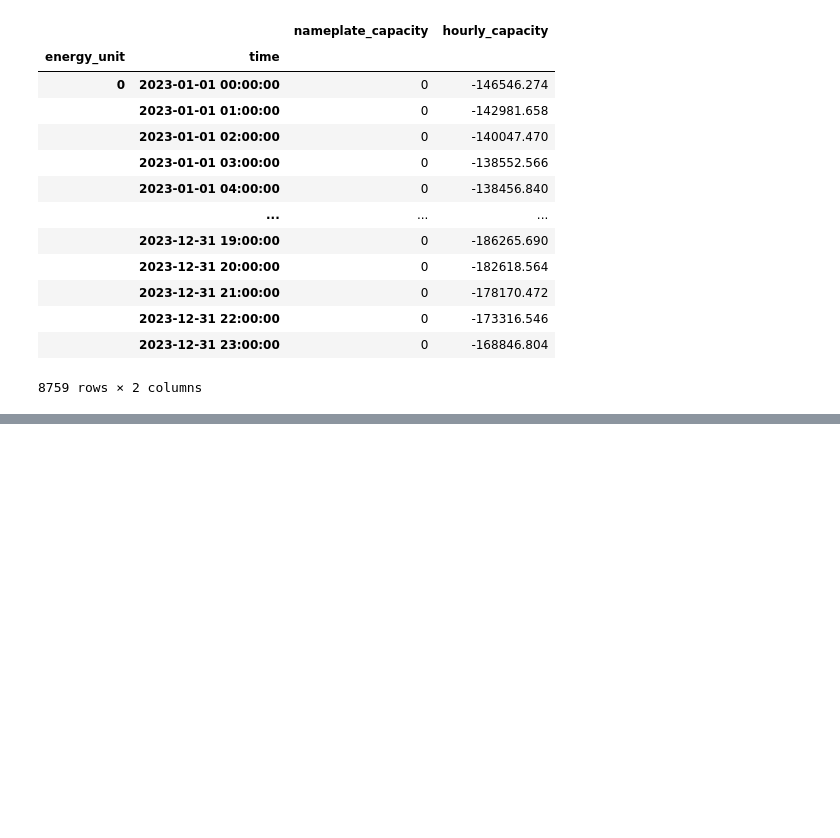
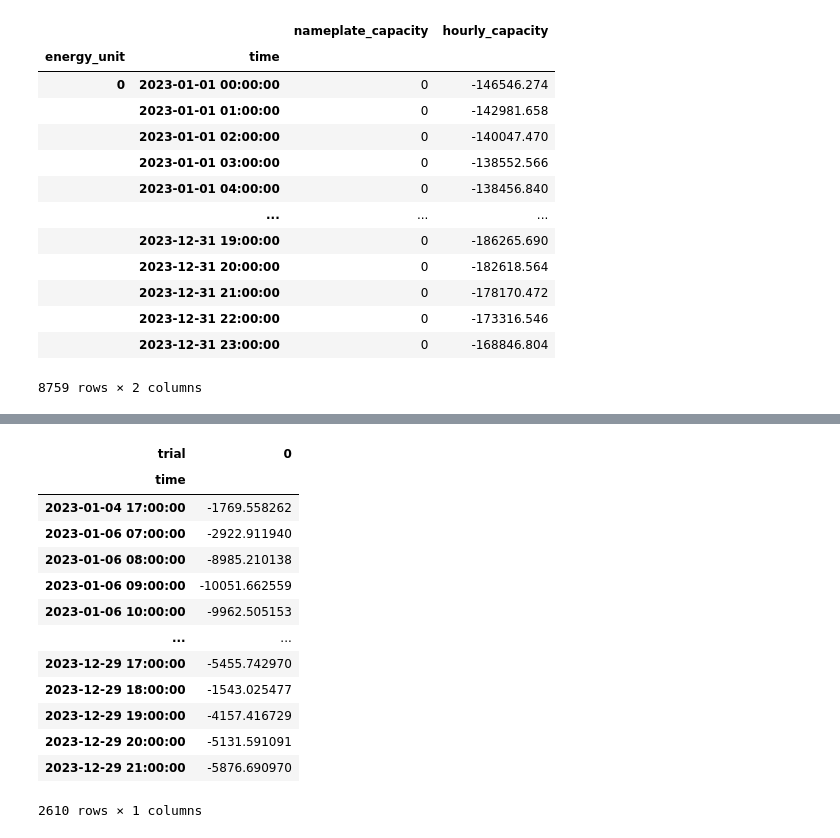
Before and after one commit to ijbd/assetra, a Jupyter notebook: examples/pjm_2023_test/pjm_test_preprocessing.ipynb, the cells around one changed output, grey strips where cells are left out. Saved outputs shown, nothing was run; the diff lists cells and outputs as text; code cells hidden in the pictures; blank space fills up the shorter version.

```diff
--- a/examples/pjm_2023_test/pjm_test_preprocessing.ipynb
+++ b/examples/pjm_2023_test/pjm_test_preprocessing.ipynb
@@ -503,0 +621,18 @@ KeyError: "not all values found in index 'time'"
+# %%
+# show shortfalls in first 5 trials
+shortfall_matrix_pd.loc[:,:5]
+# %% [output]
+| trial | 0 |
+| time |  |
+| 2023-01-04 17:00:00 | -1769.558262 |
+| 2023-01-06 07:00:00 | -2922.911940 |
+| 2023-01-06 08:00:00 | -8985.210138 |
+| 2023-01-06 09:00:00 | -10051.662559 |
+| 2023-01-06 10:00:00 | -9962.505153 |
+| ... | ... |
+| 2023-12-29 17:00:00 | -5455.742970 |
+| 2023-12-29 18:00:00 | -1543.025477 |
+| 2023-12-29 19:00:00 | -4157.416729 |
+| 2023-12-29 20:00:00 | -5131.591091 |
+| 2023-12-29 21:00:00 | -5876.690970 |
+2610 rows × 1 columns
```
Also changed, not shown: parts of 21 cells of this notebook.
